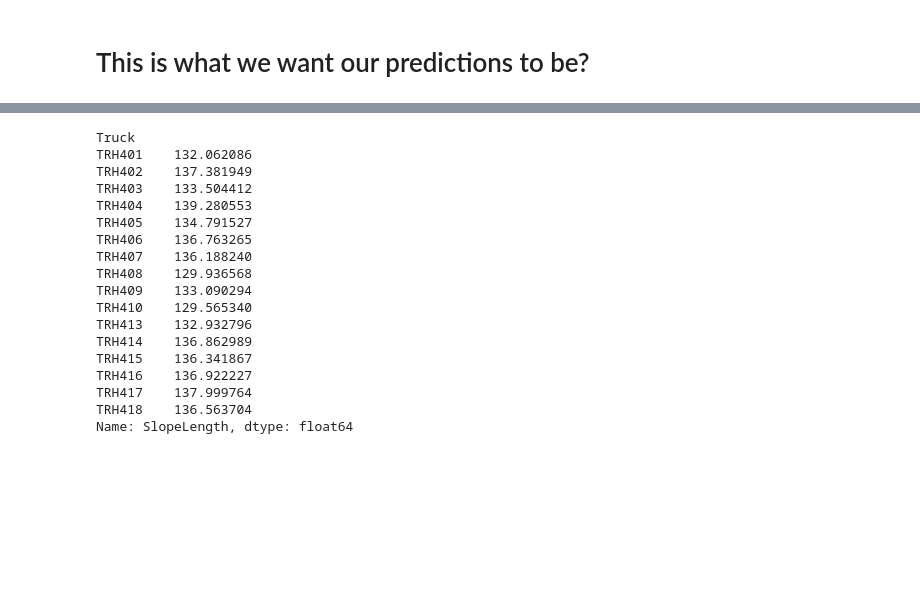
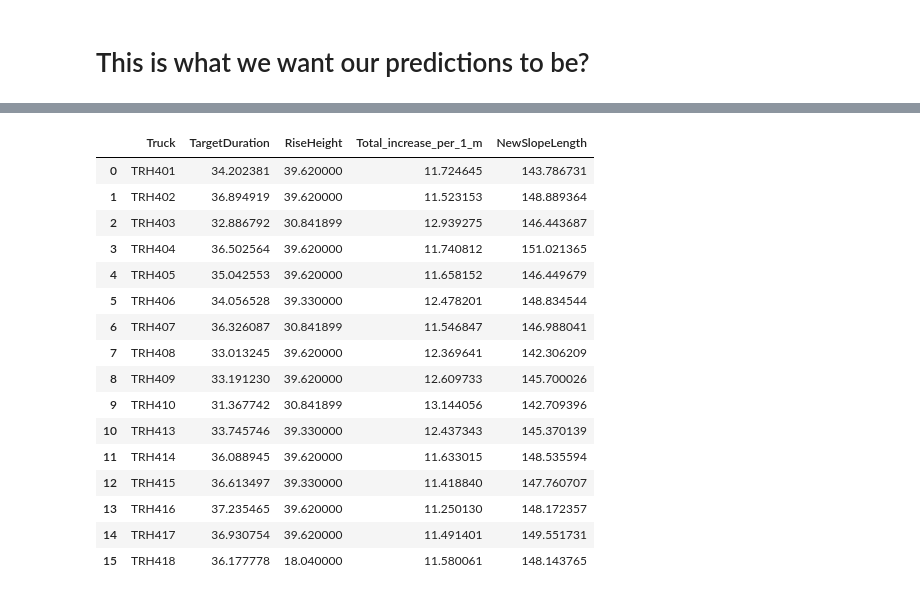
Before and after one commit to ognpa/unearthed, a Jupyter notebook: Untitled2.ipynb, the cells around one changed output, grey strips where cells are left out. Saved outputs shown, nothing was run; the diff lists cells and outputs as text; code cells hidden in the pictures; blank space fills up the shorter version.

```diff
--- a/Untitled2.ipynb
+++ b/Untitled2.ipynb
@@ -334,6 +348,6 @@ reg.score(X, y)
 #As we go on increasing riser height by 1 m for every truck we want to predict tonnageperhour given target duration is mean for that truck
 
 
-mean_tgt_duration=tgt_set.groupby('Truck').TargetDuration.mean()
-mean_tgt_duration.head()
+mean_tgt_duration=tgt_set.groupby('Truck',as_index=False).TargetDuration.mean()
+mean_tgt_duration
 # %% [output]
@@ -347,4 +371,5 @@ Name: TargetDuration, dtype: float64
 # %%
-reqd=tgt_set.groupby('Truck').RiseHeight.max()+1
+reqd=tgt_set.groupby('Truck',as_index=False).RiseHeight.max()
+reqd['RiseHeight']=reqd['RiseHeight']+1
 reqd
 # %% [output]
@@ -369,5 +393,9 @@ Name: RiseHeight, dtype: float64
+# %%
+total_df=mean_tgt_duration.merge(reqd,on='Truck')
 # %%
 #Mean gradient by truck
-gradient=tgt_set.groupby('Truck').theta.mean()
-projected_increase_in_length=1/gradient
-projected_increase_in_length
+gradient=tgt_set.groupby('Truck',as_index=False).theta.mean()
+gradient
+gradient.theta=1/gradient.theta
+gradient.columns=['Truck','Total_increase_per_1_m']
+total_df=total_df.merge(gradient,on='Truck')
@@ -417,21 +402,25 @@ dtype: float64
-# %%
-slope_mean
-# %% [output]
-Truck
-TRH401    132.062086
-TRH402    137.381949
-TRH403    133.504412
-TRH404    139.280553
-TRH405    134.791527
-TRH406    136.763265
-TRH407    136.188240
-TRH408    129.936568
-TRH409    133.090294
-TRH410    129.565340
-TRH413    132.932796
-TRH414    136.862989
-TRH415    136.341867
-TRH416    136.922227
-TRH417    137.999764
-TRH418    136.563704
-Name: SlopeLength, dtype: float64
+# %%
+slope_mean=tgt_set.groupby('Truck',as_index=False).SlopeLength.mean()
+total_df=total_df.merge(slope_mean,on='Truck')
+total_df['NewSlopeLength']=total_df.SlopeLength+total_df.Total_increase_per_1_m
+
+total_df.drop('SlopeLength',axis=1,inplace=True)
+total_df
+# %% [output]
+|  | Truck | TargetDuration | RiseHeight | Total_increase_per_1_m | NewSlopeLength |
+| 0 | TRH401 | 34.202381 | 39.620000 | 11.724645 | 143.786731 |
+| 1 | TRH402 | 36.894919 | 39.620000 | 11.523153 | 148.889364 |
+| 2 | TRH403 | 32.886792 | 30.841899 | 12.939275 | 146.443687 |
+| 3 | TRH404 | 36.502564 | 39.620000 | 11.740812 | 151.021365 |
+| 4 | TRH405 | 35.042553 | 39.620000 | 11.658152 | 146.449679 |
+| 5 | TRH406 | 34.056528 | 39.330000 | 12.478201 | 148.834544 |
+| 6 | TRH407 | 36.326087 | 30.841899 | 11.546847 | 146.988041 |
+| 7 | TRH408 | 33.013245 | 39.620000 | 12.369641 | 142.306209 |
+| 8 | TRH409 | 33.191230 | 39.620000 | 12.609733 | 145.700026 |
+| 9 | TRH410 | 31.367742 | 30.841899 | 13.144056 | 142.709396 |
+| 10 | TRH413 | 33.745746 | 39.330000 | 12.437343 | 145.370139 |
+| 11 | TRH414 | 36.088945 | 39.620000 | 11.633015 | 148.535594 |
+| 12 | TRH415 | 36.613497 | 39.330000 | 11.418840 | 147.760707 |
+| 13 | TRH416 | 37.235465 | 39.620000 | 11.250130 | 148.172357 |
+| 14 | TRH417 | 36.930754 | 39.620000 | 11.491401 | 149.551731 |
+| 15 | TRH418 | 36.177778 | 18.040000 | 11.580061 | 148.143765 |
```
Also changed, not shown: parts of 21 cells of this notebook, 1 other file.
